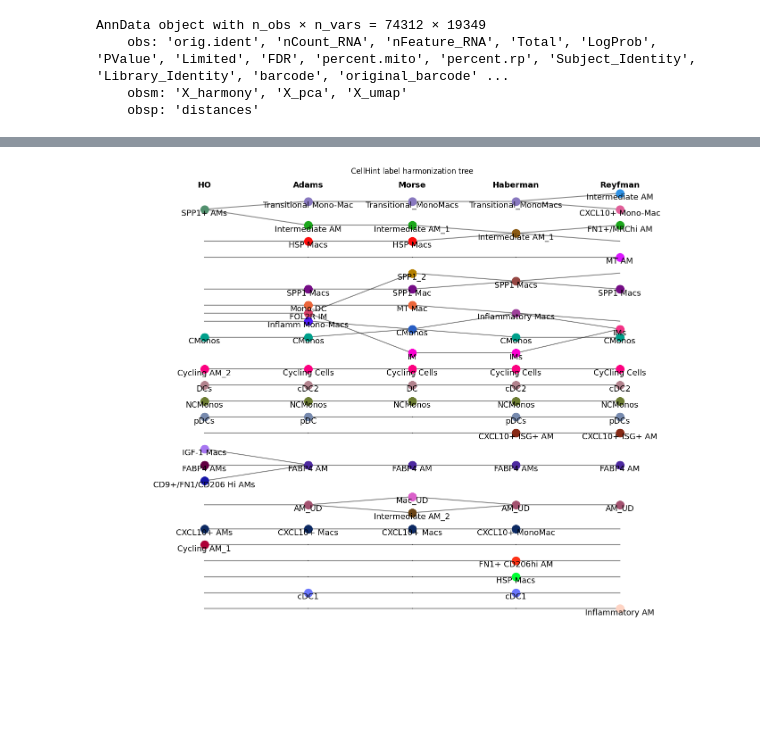
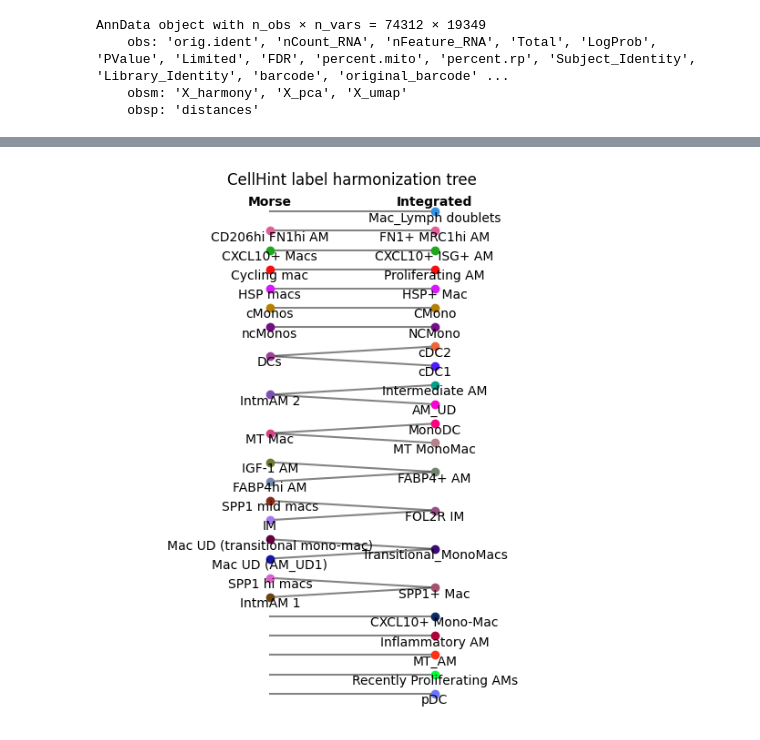
Before and after one commit to jeongmin-woo/IPF_BAL_paper, a Jupyter notebook: Public_Myeloid_Data_Analysis/Comparison_of_CellSubset_Cellhint.ipynb, the cells around one changed output, grey strips where cells are left out. Saved outputs shown, nothing was run; the diff lists cells and outputs as text; code cells hidden in the pictures; blank space fills up the shorter version.

```diff
--- a/Public_Myeloid_Data_Analysis/Comparison_of_CellSubset_Cellhint.ipynb
+++ b/Public_Myeloid_Data_Analysis/Comparison_of_CellSubset_Cellhint.ipynb
@@ -7,7 +7,7 @@ Successfully loaded faiss with AVX2 support.
 # %%
 import scanpy as sc
 # %%
-adata = sc.read('/ceph/project/holab/jwoo/IPF_HT/Integration/Adam_Haberman_Reyfman_HO_Integration/Adams_Haberman_Reyfman_HO_Morse_Integration/CommonGenes/merged_2.h5ad')
+adata = sc.read('/ceph/project/holab/jwoo/IPF_HT/Integration/Adam_Haberman_Reyfman_HO_Integration/Adams_Haberman_Reyfman_HO_Morse_Integration/CommonGenes/merged_v3.h5ad')
 adata
 # %% [output]
 This is where adjacency matrices should go now.
@@ -81,5 +81,5 @@ AnnData object with n_obs × n_vars = 74312 × 1413
     varm: 'PCs'
     obsp: 'distances', 'connectivities'
 # %%
-alignment = cellhint.harmonize(adata, 'Data','Celltype_Original',use_rep='X_harmony',dataset_order = ['HO', 'Adams','Morse','Haberman',"Reyfman" ])
+alignment = cellhint.harmonize(adata, 'Data_Morse', 'CellType_Integrated_Morse_Public',use_rep='X_harmony',dataset_order = ['Morse', 'Integrated' ])
 # %% [output]
@@ -148,8 +145,8 @@ alignment.reannotation
 74312 rows × 4 columns
 # %%
-cellhint.treeplot(alignment,node_size="13",label_size="13",figsize=(18,13),save="/ceph/project/holab/jwoo/IPF_HT/Integration/Adam_Haberman_Reyfman_HO_Integration/Adams_Haberman_Reyfman_HO_Morse_Integration/CommonGenes/CellHint_TreeFigure.pdf")
+cellhint.treeplot(alignment)
 # %% [output]
-[figure, old version]
+[figure, new version]
 # %%
 cellhint.treeplot(alignment,order_dataset = True)
 # %% [output]
```
Also changed, not shown: parts of 23 cells of this notebook.
